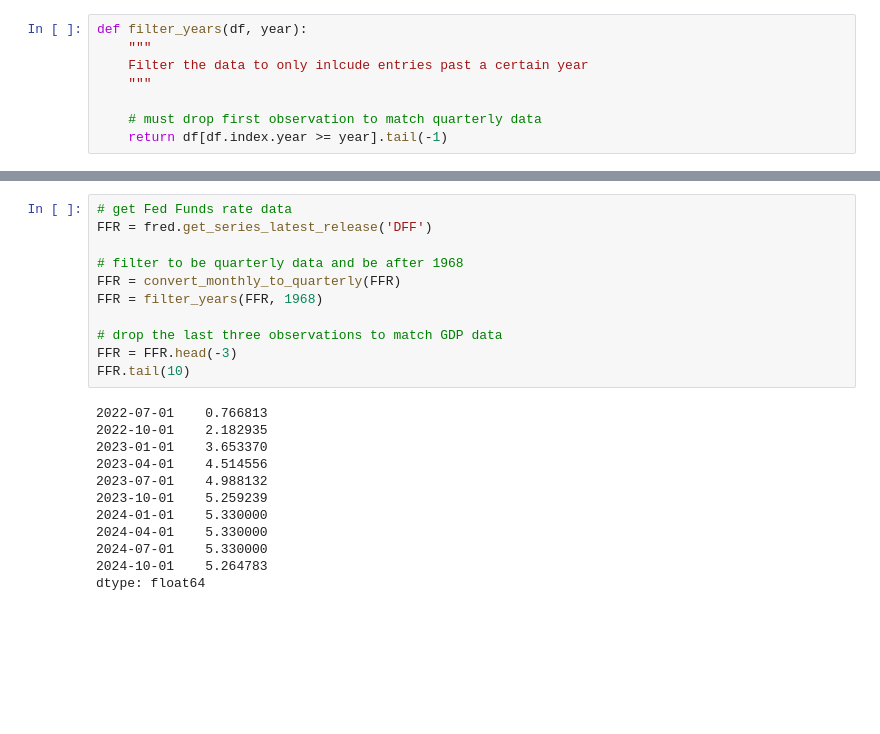
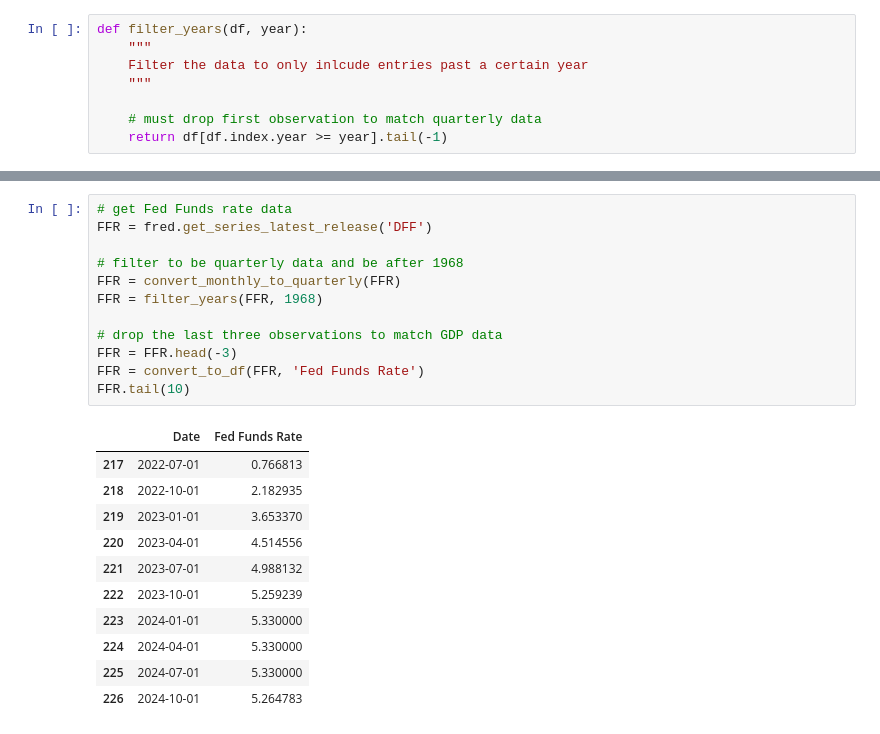
Before and after one commit to squilliam34/GDP, a Jupyter notebook: script.ipynb, the cells around one changed output, grey strips where cells are left out. Drawn from its saved outputs; the diff is of its cells as text; blank space fills up the shorter version.

```diff
--- a/script.ipynb
+++ b/script.ipynb
@@ -149,26 +163,27 @@ dtype: float64
 # %%
 # get Fed Funds rate data
 FFR = fred.get_series_latest_release('DFF')
 
 # filter to be quarterly data and be after 1968
 FFR = convert_monthly_to_quarterly(FFR)
 FFR = filter_years(FFR, 1968)
 
 # drop the last three observations to match GDP data
 FFR = FFR.head(-3)
+FFR = convert_to_df(FFR, 'Fed Funds Rate')
 FFR.tail(10)
 # %% [output]
-2022-07-01    0.766813
-2022-10-01    2.182935
-2023-01-01    3.653370
-2023-04-01    4.514556
-2023-07-01    4.988132
-2023-10-01    5.259239
-2024-01-01    5.330000
-2024-04-01    5.330000
-2024-07-01    5.330000
-2024-10-01    5.264783
-dtype: float64
+|  | Date | Fed Funds Rate |
+| 217 | 2022-07-01 | 0.766813 |
+| 218 | 2022-10-01 | 2.182935 |
+| 219 | 2023-01-01 | 3.653370 |
+| 220 | 2023-04-01 | 4.514556 |
+| 221 | 2023-07-01 | 4.988132 |
+| 222 | 2023-10-01 | 5.259239 |
+| 223 | 2024-01-01 | 5.330000 |
+| 224 | 2024-04-01 | 5.330000 |
+| 225 | 2024-07-01 | 5.330000 |
+| 226 | 2024-10-01 | 5.264783 |
 # %%
 # get government expenditures
 Gov_Expenditures = fred.get_series_latest_release('FGEXPND')
```
Also changed, not shown: parts of 9 cells of this notebook.
